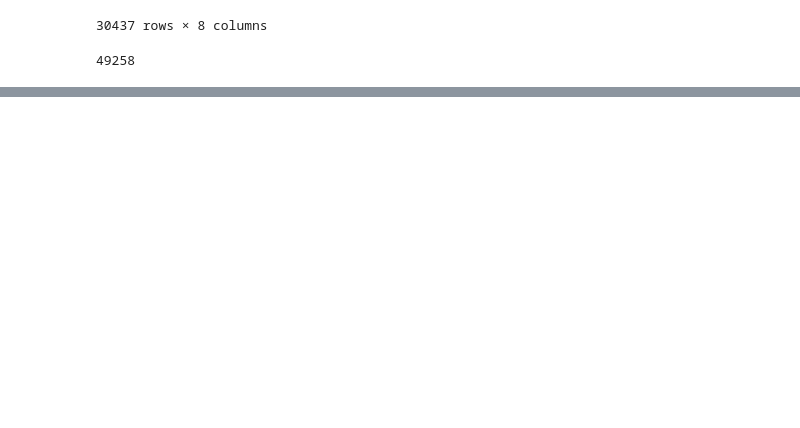
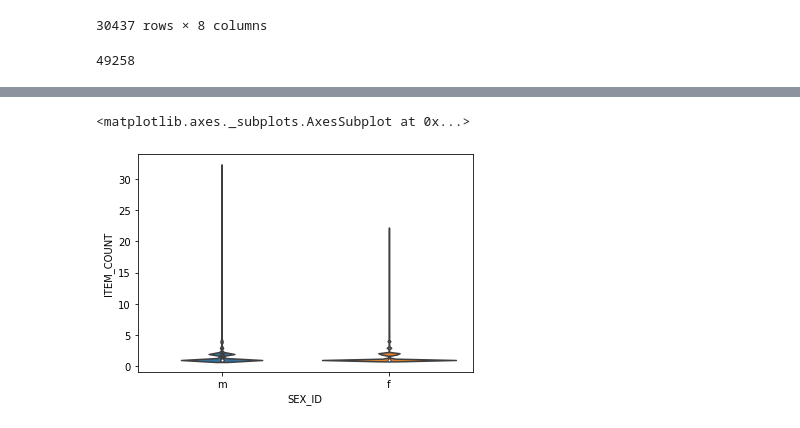
Before and after one commit to MarilynSasha/Marilyn-Capstone3, a Jupyter notebook: coupons.ipynb, the cells around one changed output, grey strips where cells are left out. Drawn from its saved outputs; the diff is of its cells as text; code cells hidden in the pictures; blank space fills up the shorter version.

```diff
--- a/coupons.ipynb
+++ b/coupons.ipynb
@@ -820,0 +878,5 @@ Ttest_indResult(statistic=14.675708989057616, pvalue=1.3406031945971169e-48)
+# %%
+sns.violinplot(x='SEX_ID', y='ITEM_COUNT', data=ageto44)
+# %% [output]
+<matplotlib.axes._subplots.AxesSubplot at 0x...>
+[figure, added]
```
Also changed, not shown: parts of 37 cells of this notebook.
